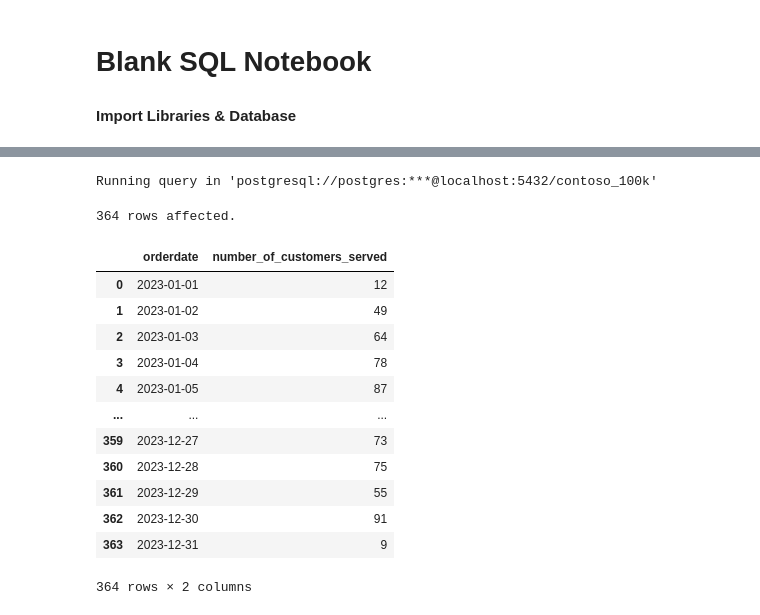
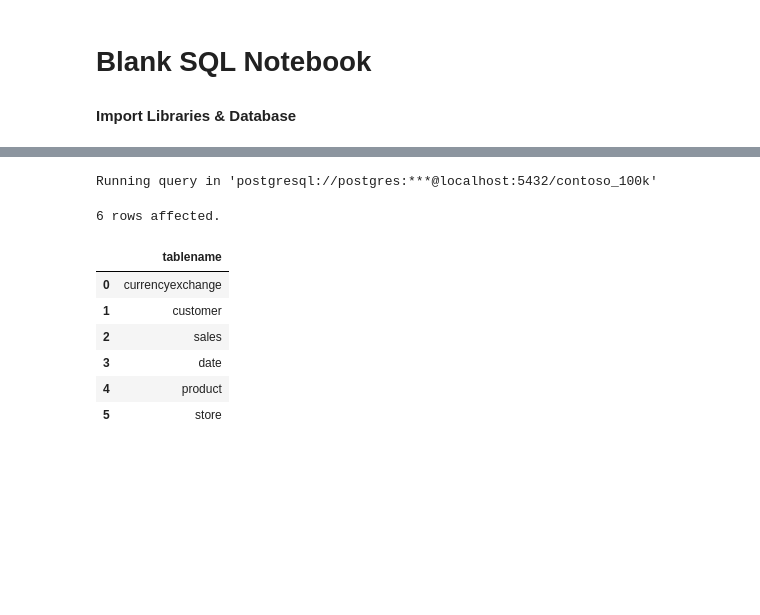
Before and after one commit to mose364/Hands_on_sql, a Jupyter notebook: Resources/Blank_SQL_Notebook.ipynb, the cells around one changed output, grey strips where cells are left out. Drawn from its saved outputs; the diff is of its cells as text; code cells hidden in the pictures; blank space fills up the shorter version.

```diff
--- a/Resources/Blank_SQL_Notebook.ipynb
+++ b/Resources/Blank_SQL_Notebook.ipynb
@@ -60,25 +57,15 @@ Connecting and switching to connection 'postgresql://postgres:***@localhost:5432
-# %%
-%%sql
-select orderdate,
-count(distinct customerkey) Number_of_customers_served from sales
-where orderdate between '2023-01-01' and '2023-12-31'
-group by  orderdate
-order by orderdate
-# %% [output]
-Running query in 'postgresql://postgres:***@localhost:5432/contoso_100k'
-364 rows affected.
-|  | orderdate | number_of_customers_served |
-| 0 | 2023-01-01 | 12 |
-| 1 | 2023-01-02 | 49 |
-| 2 | 2023-01-03 | 64 |
-| 3 | 2023-01-04 | 78 |
-| 4 | 2023-01-05 | 87 |
-| ... | ... | ... |
-| 359 | 2023-12-27 | 73 |
-| 360 | 2023-12-28 | 75 |
-| 361 | 2023-12-29 | 55 |
-| 362 | 2023-12-30 | 91 |
-| 363 | 2023-12-31 | 9 |
-364 rows × 2 columns
+# %%
+%%sql
+SELECT tablename FROM pg_tables WHERE schemaname='public';
+# %% [output]
+Running query in 'postgresql://postgres:***@localhost:5432/contoso_100k'
+6 rows affected.
+|  | tablename |
+| 0 | currencyexchange |
+| 1 | customer |
+| 2 | sales |
+| 3 | date |
+| 4 | product |
+| 5 | store |
 # %%
 %%sql
```
Also changed, not shown: parts of 7 cells of this notebook.
